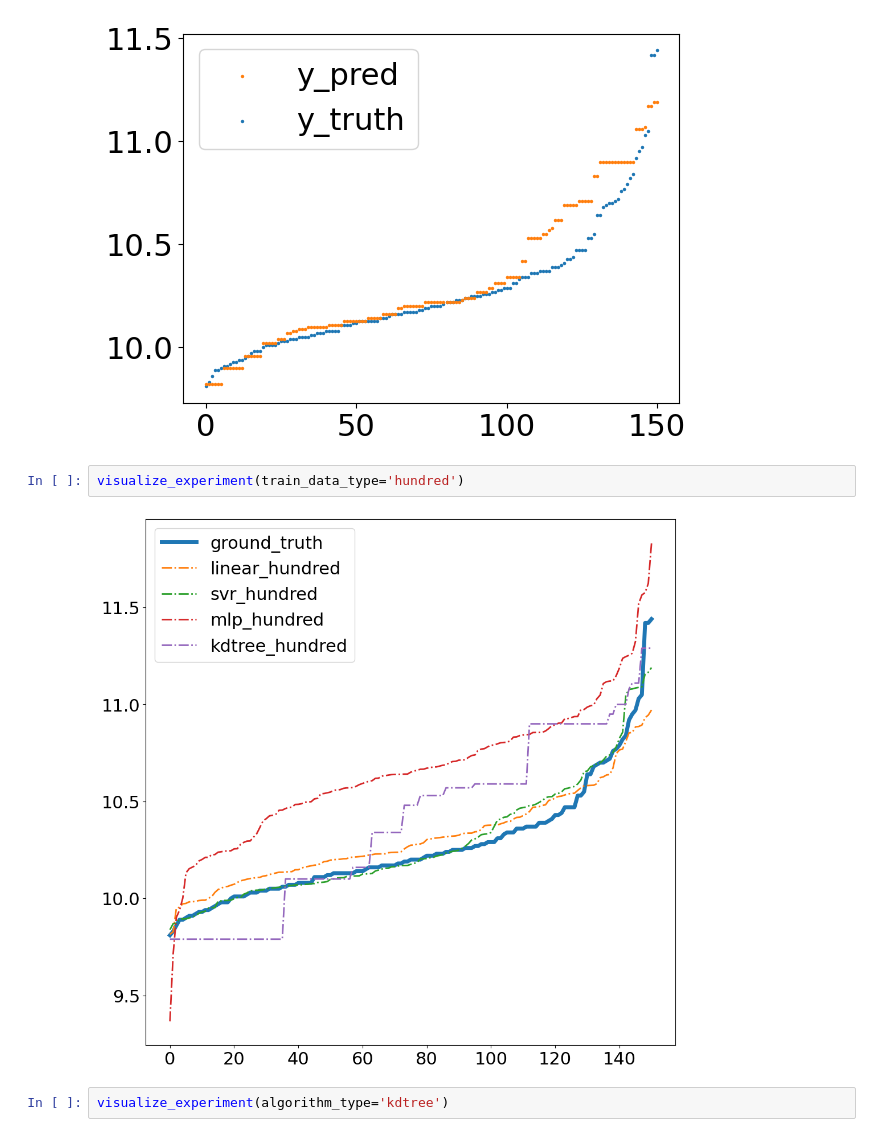
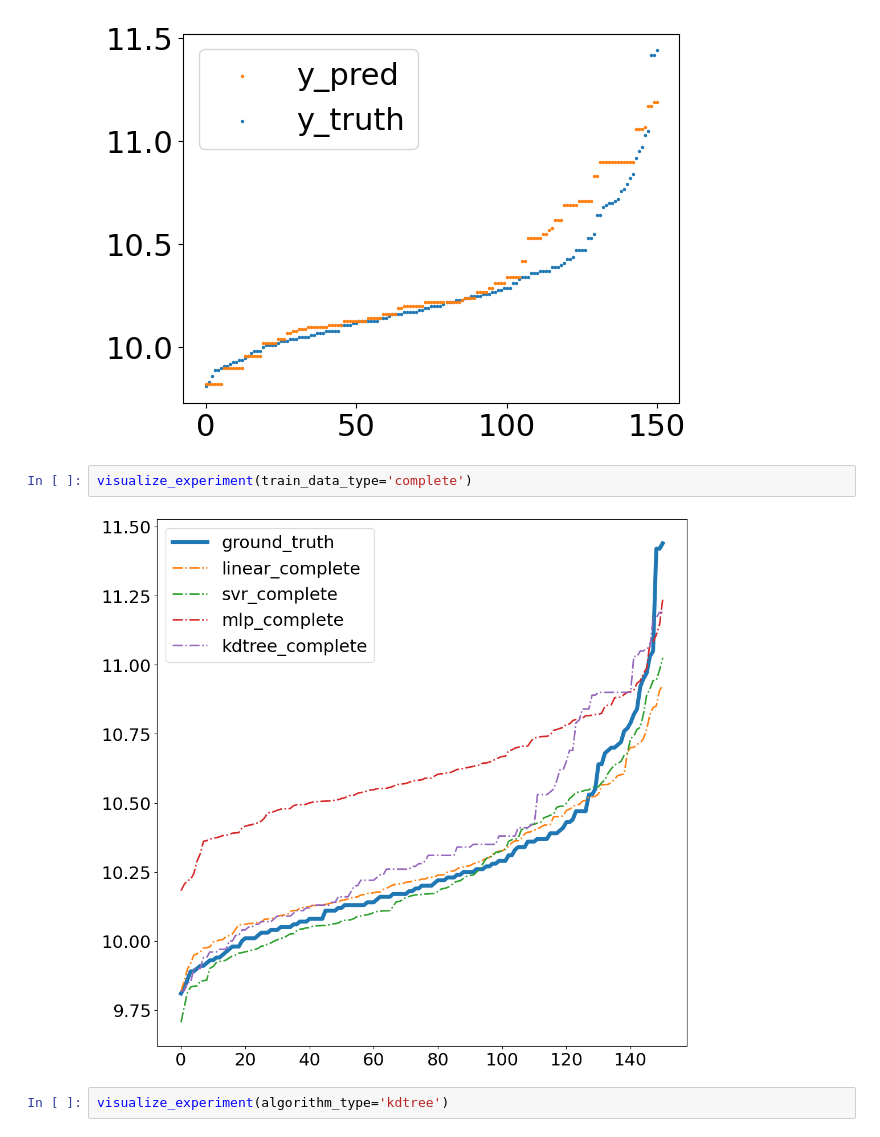
Before and after one commit to ailuropodaWu/NYCU-AI-Capstone, a Jupyter notebook: Project1/algorithm.ipynb, the cells around one changed output. Drawn from its saved outputs; the diff is of its cells as text.

```diff
--- a/Project1/algorithm.ipynb
+++ b/Project1/algorithm.ipynb
@@ -266,9 +266,9 @@ Accuracy under the threshold 0.01: 1.9867549668874174
 RMSE: 0.38041977511429825
 [figure]
 # %%
-visualize_experiment(train_data_type='hundred')
+visualize_experiment(train_data_type='complete')
 # %% [output]
-[figure, old version]
+[figure, new version]
 # %%
 visualize_experiment(algorithm_type='kdtree')
 # %% [output]
```
Also changed, not shown: parts of 1 cell of this notebook, 12 other files.
